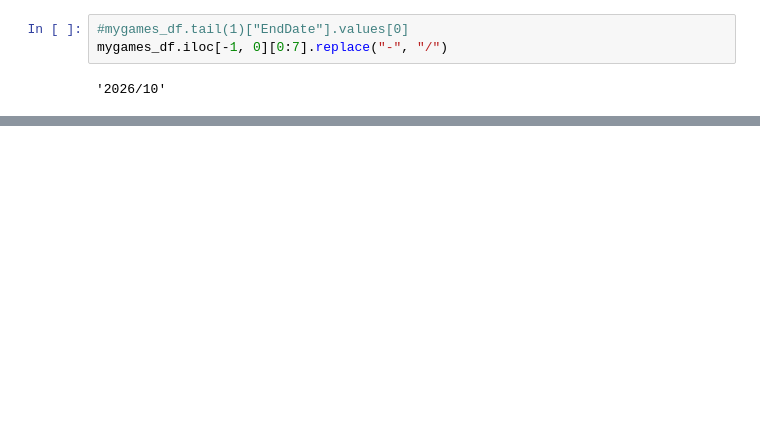
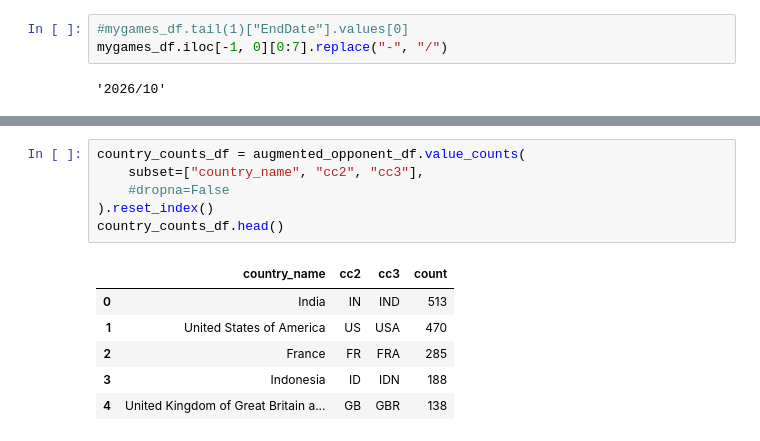
Before and after one commit to raja-akel/Python-Chess-Coach, a Jupyter notebook: testing.ipynb, the cells around one changed output, grey strips where cells are left out. Cells and saved outputs as stored; diff of their text form; blank space fills up the shorter version.

```diff
--- a/testing.ipynb
+++ b/testing.ipynb
@@ -46,0 +76,13 @@ country_codes[country_codes["alpha-2"] == "XP"]
+# %%
+country_counts_df = augmented_opponent_df.value_counts(
+    subset=["country_name", "cc2", "cc3"],
+    #dropna=False
+).reset_index()
+country_counts_df.head()
+# %% [output]
+|  | country_name | cc2 | cc3 | count |
+| 0 | India | IN | IND | 513 |
+| 1 | United States of America | US | USA | 470 |
+| 2 | France | FR | FRA | 285 |
+| 3 | Indonesia | ID | IDN | 188 |
+| 4 | United Kingdom of Great Britain a... | GB | GBR | 138 |
```
Also changed, not shown: parts of 18 cells of this notebook, 4 other files.
